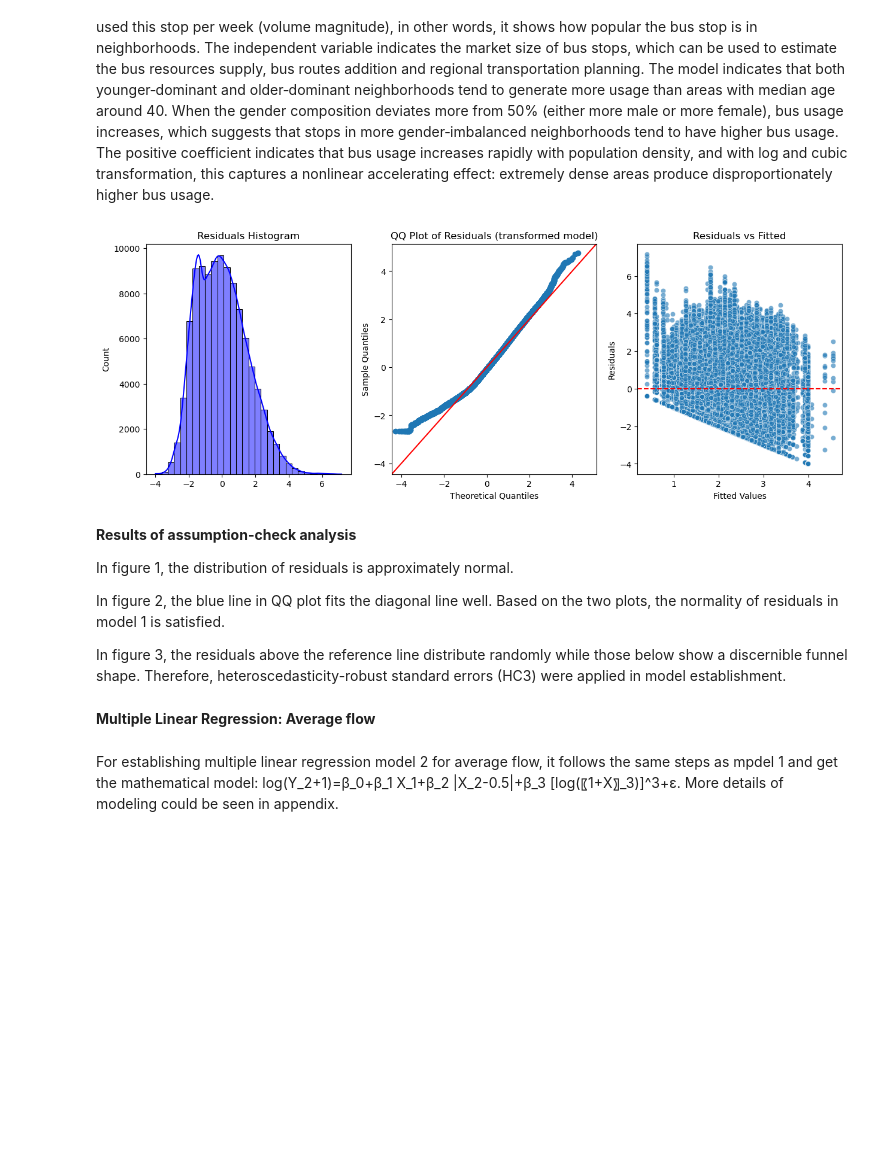
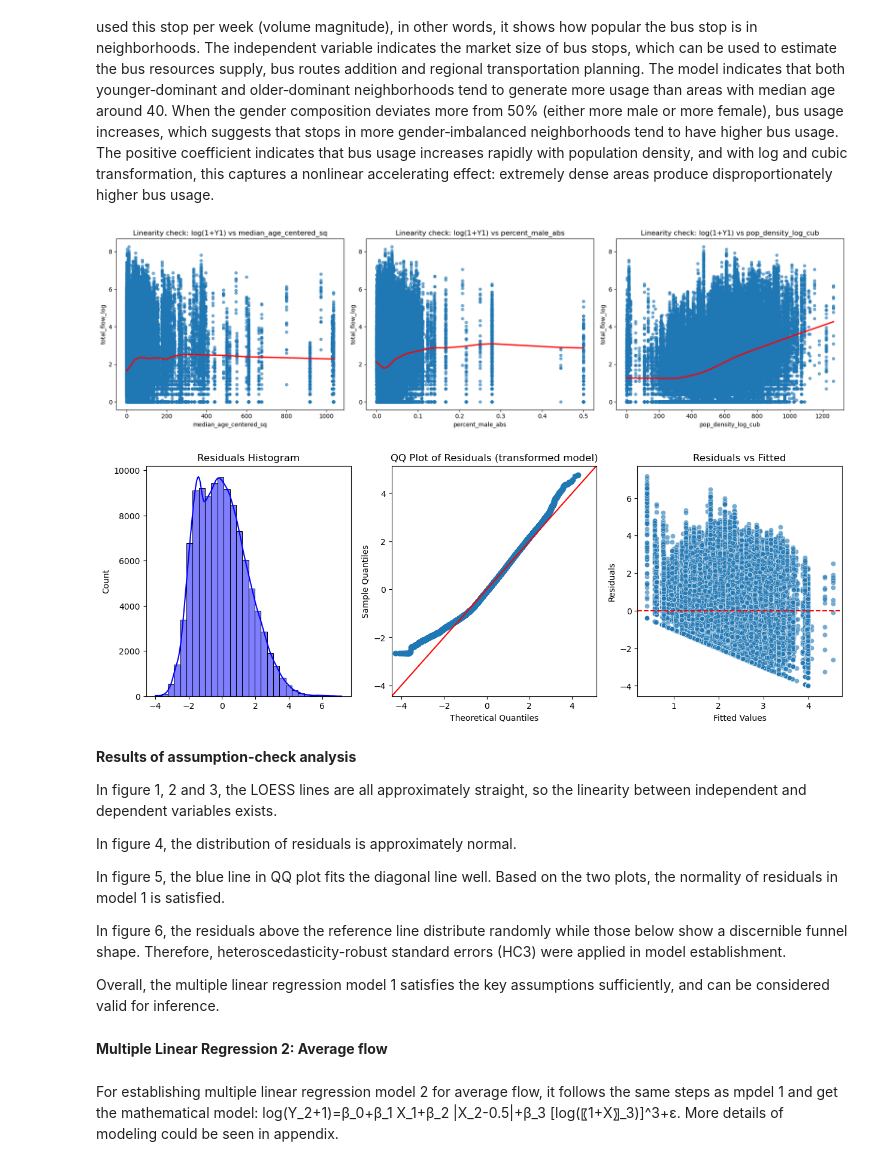
Before and after one commit to Mulhamomar/TIL6022_group10, a Jupyter notebook: TIL-6022 Bus Ridership.ipynb, the cells around one changed output. Cells and saved outputs as stored; diff of their text form; code cells hidden in the pictures; blank space fills up the shorter version.

```diff
--- a/TIL-6022 Bus Ridership.ipynb
+++ b/TIL-6022 Bus Ridership.ipynb
@@ -254,7 +254,26 @@ def scatter(x,y,h,v,a,b,c):
     ax[a,b].set_title(c)
     ax[a,b].grid()
 
-#This function makes a histogram and QQ plot to analyse normality.
+#This function makes scatter plots with LOESS line to check the linearity.
+def linearity_check(df, vars_to_plot, y_var, title_prefix):
+    fig, axes = plt.subplots(1, len(vars_to_plot), figsize=(6*len(vars_to_plot), 5))
+
+    for i, var in enumerate(vars_to_plot):
+        sns.regplot(
+            x=var,
+            y=y_var,
+            data=df,
+            lowess=True,
+            ax=axes[i],
+            scatter_kws={"s":20, "alpha":0.6},
+            line_kws={"color":"red"}
+        )
+        axes[i].set_title(f"{title_prefix} vs {var}")
+
+    plt.tight_layout()
+    plt.show()
+
+#This function makes a histogram and QQ plot to analyse normality of residuals.
 def normality(model):
     #Put in for x, the model name that comes out of this function (model1 = sm.OLS(Y1_log, X_total).fit(cov_type='HC3'))
     #in the multiple linear regression.
@@ -277,7 +296,7 @@ def normality(model):
     sm.qqplot(residuals, line='45', fit=True, ax = axes[1])
     axes[1].set_title("QQ Plot of Residuals (transformed model)")
 
-
+    #check the homoscedasticity
     sns.scatterplot(x=fitted, y=residuals, alpha=0.6, ax = axes[2])
     axes[2].axhline(0, color='red', linestyle='--')
     axes[2].set_title("Residuals vs Fitted")
@@ -401,19 +420,30 @@ The multiple linear regression model 1, which is estimated with heteroscedastici
 When analyzing the practical meaning of the model in real world, total_flow represents how many people in total used this stop per week (volume magnitude), in other words, it shows how popular the bus stop is in neighborhoods. The independent variable indicates the market size of bus stops, which can be used to estimate the bus resources supply, bus routes addition and regional transportation planning. The model indicates that both younger‐dominant and older‐dominant neighborhoods tend to generate more usage than areas with median age around 40. When the gender composition deviates more from 50% (either more male or more female), bus usage increases, which suggests that stops in more gender‐imbalanced neighborhoods tend to have higher bus usage. The positive coefficient indicates that bus usage increases rapidly with population density, and with log and cubic transformation, this captures a nonlinear accelerating effect: extremely dense areas produce disproportionately higher bus usage.
 # %%
 #assumption-check plots in model 1 (total_flow)
+linearity_check(
+    df,
+    ["median_age_centered_sq", "percent_male_abs", "pop_density_log_cub"],
+    "total_flow_log",
+    "Linearity check: log(1+Y1)"
+)
 normality(model1) #previously defined function
 # %% [output]
-[figure, old version]
+[figure, new version]
+[figure, added]
 # %% [markdown]
 **Results of assumption-check analysis**
 
-In figure 1, the distribution of residuals is approximately normal.
+In figure 1, 2 and 3, the LOESS lines are all approximately straight, so the linearity between independent and dependent variables exists.
 
-In figure 2, the blue line in QQ plot fits the diagonal line well. Based on the two plots, the normality of residuals in model 1 is satisfied.
+In figure 4, the distribution of residuals is approximately normal.
 
-In figure 3, the residuals above the reference line distribute randomly while those below show a discernible funnel shape. Therefore, heteroscedasticity-robust standard errors (HC3) were applied in model establishment.
+In figure 5, the blue line in QQ plot fits the diagonal line well. Based on the two plots, the normality of residuals in model 1 is satisfied.
+
+In figure 6, the residuals above the reference line distribute randomly while those below show a discernible funnel shape. Therefore, heteroscedasticity-robust standard errors (HC3) were applied in model establishment.
+
+Overall, the multiple linear regression model 1 satisfies the key assumptions sufficiently, and can be considered valid for inference.
 # %% [markdown]
-**Multiple Linear Regression: Average flow**
+**Multiple Linear Regression 2: Average flow**
 # %% [markdown]
 For establishing multiple linear regression model 2 for average flow, it follows the same steps as mpdel 1 and get the mathematical model:
 log⁡(Y_2+1)=β_0+β_1 X_1+β_2 |X_2-0.5|+β_3 [log(〖1+X〗_3)]^3+ε. More details of modeling could be seen in appendix.
```
Also changed, not shown: parts of 5 cells of this notebook.
